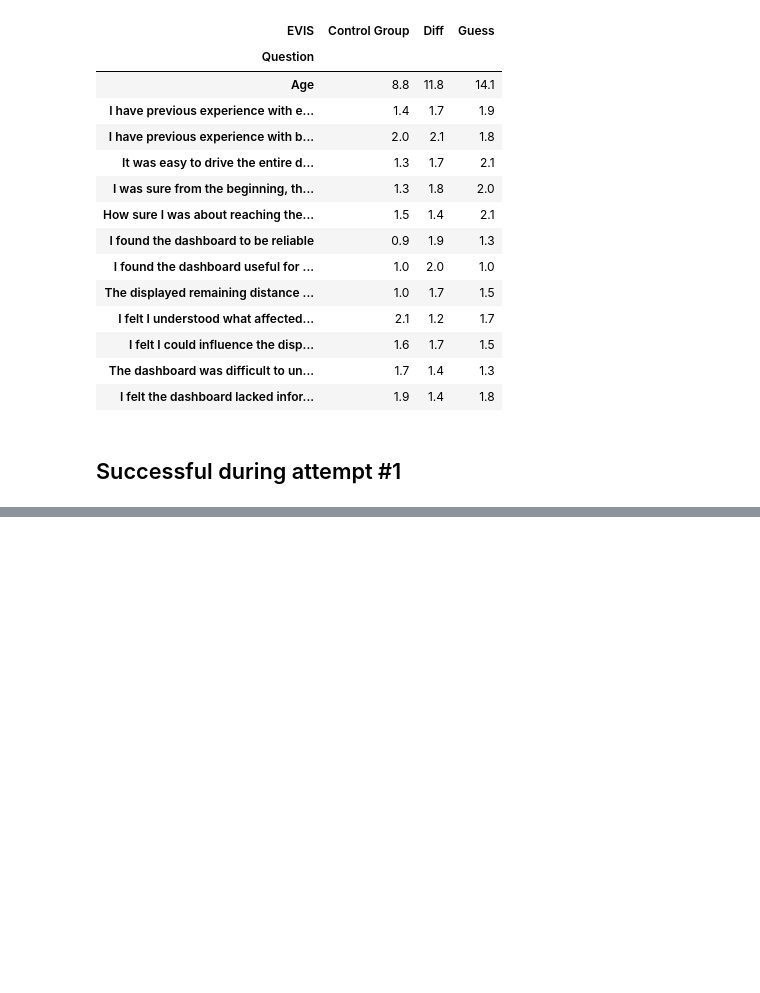
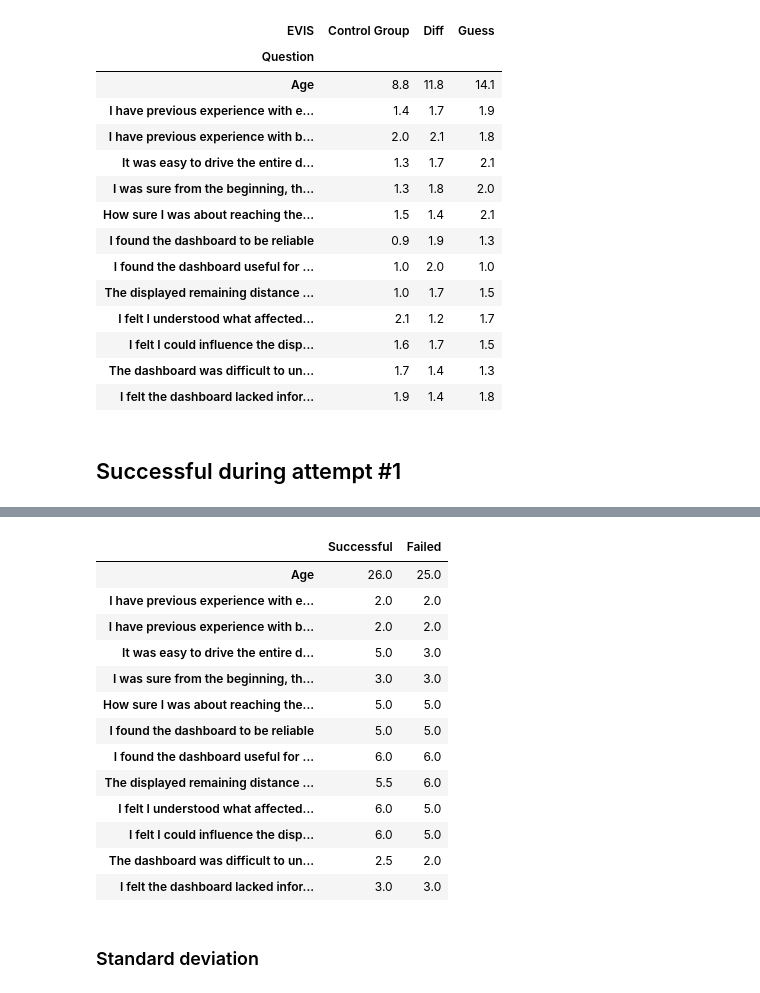
Before and after one commit to Sandsten/bev-vr-data-analysis, a Jupyter notebook: jupyter-notebooks/user-stats.ipynb, the cells around one changed output, grey strips where cells are left out. Drawn from its saved outputs; the diff is of its cells as text; code cells hidden in the pictures; blank space fills up the shorter version.

```diff
--- a/jupyter-notebooks/user-stats.ipynb
+++ b/jupyter-notebooks/user-stats.ipynb
@@ -172,0 +196,3 @@ len(questionnaire_success)
+# %%
+successful_median = pd.DataFrame(questionnaire_success.median()).T.round(1).drop("ID", 1).T
+successful_median = successful_median.rename(columns = {0:"Successful"})
@@ -185,0 +273,5 @@ questionnaire_failed
+# %%
+failed_median = pd.DataFrame(questionnaire_failed.median()).T.round(1).drop("ID", 1).T
+failed_median = failed_mean.rename(columns = {0:"Failed"})
+
+failed_median
@@ -193,0 +373,21 @@ pd.DataFrame(questionnaire_success.median()).T.round(1).drop("ID", 1)
+# %%
+successful_median["Failed"] = failed_median
+# %%
+successful_median
+# %% [output]
+|  | Successful | Failed |
+| Age | 26.0 | 25.0 |
+| I have previous experience with e... | 2.0 | 2.0 |
+| I have previous experience with b... | 2.0 | 2.0 |
+| It was easy to drive the entire d... | 5.0 | 3.0 |
+| I was sure from the beginning, th... | 3.0 | 3.0 |
+| How sure I was about reaching the... | 5.0 | 5.0 |
+| I found the dashboard to be reliable | 5.0 | 5.0 |
+| I found the dashboard useful for ... | 6.0 | 6.0 |
+| The displayed remaining distance ... | 5.5 | 6.0 |
+| I felt I understood what affected... | 6.0 | 5.0 |
+| I felt I could influence the disp... | 6.0 | 5.0 |
+| The dashboard was difficult to un... | 2.5 | 2.0 |
+| I felt the dashboard lacked infor... | 3.0 | 3.0 |
+# %% [markdown]
+### Standard deviation
```
Also changed, not shown: parts of 25 cells of this notebook.
